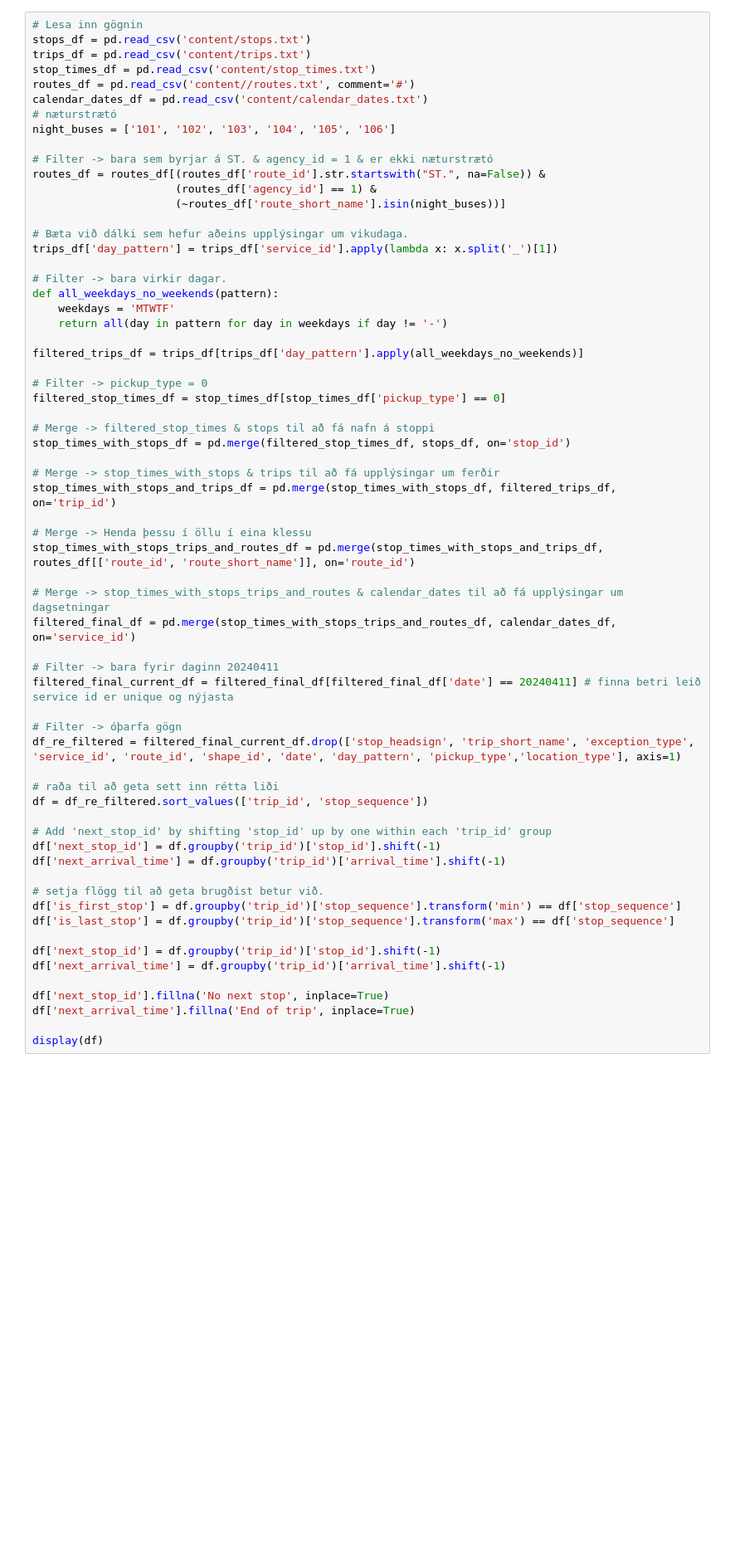
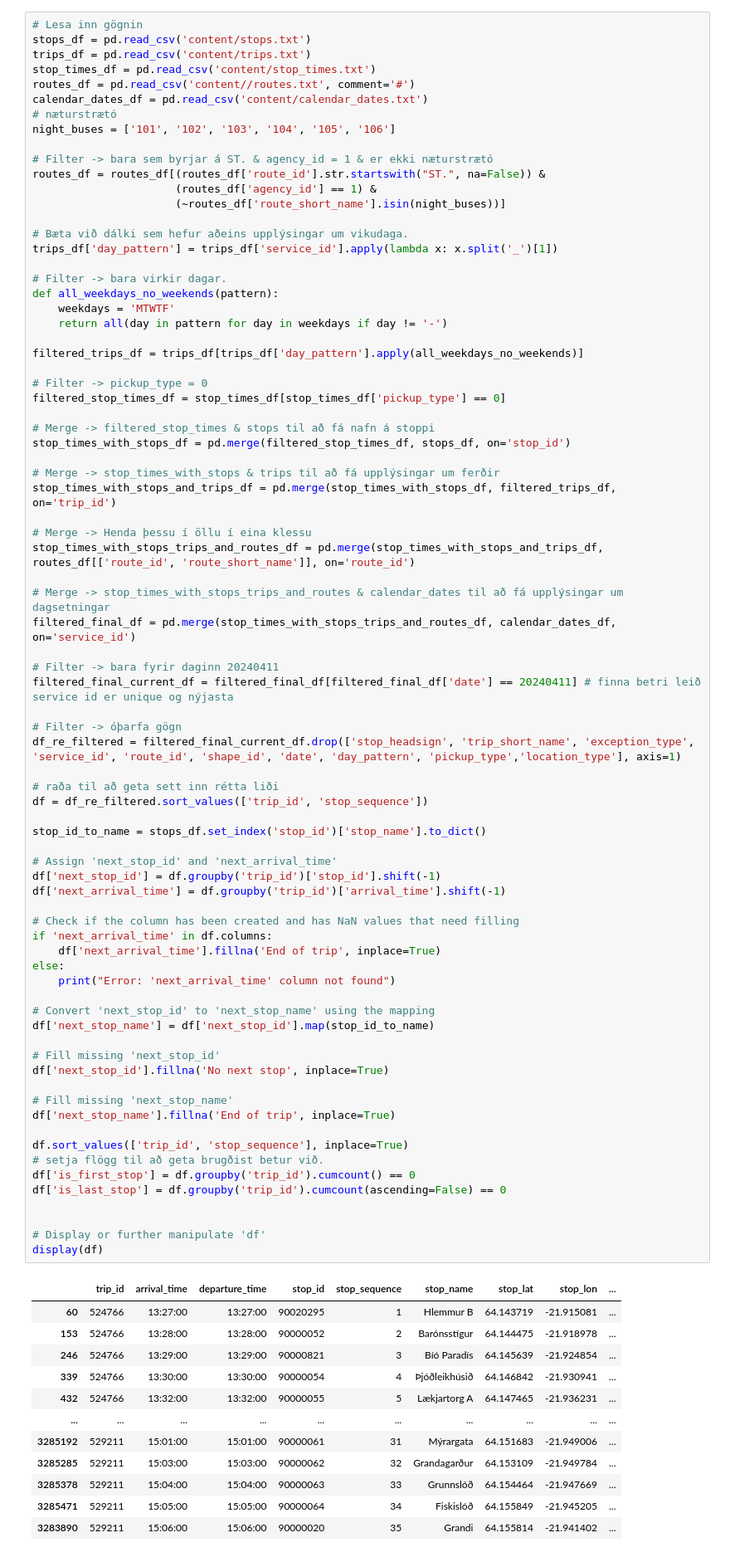
Before and after one commit to Arnaeiriks/lokaverkefni, a Jupyter notebook: lokaverkefni.ipynb, the cells around one changed output. Shown: that part at 83% size. Saved outputs shown, nothing was run; the diff lists cells and outputs as text; blank space fills up the shorter version.

```diff
--- a/lokaverkefni.ipynb
+++ b/lokaverkefni.ipynb
@@ -90,38 +90,64 @@ filtered_stop_times_df = stop_times_df[stop_times_df['pickup_type'] == 0]
 
 # Merge -> filtered_stop_times & stops til að fá nafn á stoppi
 stop_times_with_stops_df = pd.merge(filtered_stop_times_df, stops_df, on='stop_id')
 
 # Merge -> stop_times_with_stops & trips til að fá upplýsingar um ferðir
 stop_times_with_stops_and_trips_df = pd.merge(stop_times_with_stops_df, filtered_trips_df, on='trip_id')
 
 # Merge -> Henda þessu í öllu í eina klessu
 stop_times_with_stops_trips_and_routes_df = pd.merge(stop_times_with_stops_and_trips_df, routes_df[['route_id', 'route_short_name']], on='route_id')
 
 # Merge -> stop_times_with_stops_trips_and_routes & calendar_dates til að fá upplýsingar um dagsetningar
 filtered_final_df = pd.merge(stop_times_with_stops_trips_and_routes_df, calendar_dates_df, on='service_id')
 
 # Filter -> bara fyrir daginn 20240411
 filtered_final_current_df = filtered_final_df[filtered_final_df['date'] == 20240411] # finna betri leið service id er unique og nýjasta
 
 # Filter -> óþarfa gögn
 df_re_filtered = filtered_final_current_df.drop(['stop_headsign', 'trip_short_name', 'exception_type', 'service_id', 'route_id', 'shape_id', 'date', 'day_pattern', 'pickup_type','location_type'], axis=1)
 
 # raða til að geta sett inn rétta liði
 df = df_re_filtered.sort_values(['trip_id', 'stop_sequence'])
 
-# Add 'next_stop_id' by shifting 'stop_id' up by one within each 'trip_id' group
+stop_id_to_name = stops_df.set_index('stop_id')['stop_name'].to_dict()
+
+# Assign 'next_stop_id' and 'next_arrival_time'
 df['next_stop_id'] = df.groupby('trip_id')['stop_id'].shift(-1)
 df['next_arrival_time'] = df.groupby('trip_id')['arrival_time'].shift(-1)
 
+# Check if the column has been created and has NaN values that need filling
+if 'next_arrival_time' in df.columns:
+    df['next_arrival_time'].fillna('End of trip', inplace=True)
+else:
+    print("Error: 'next_arrival_time' column not found")
+
+# Convert 'next_stop_id' to 'next_stop_name' using the mapping
+df['next_stop_name'] = df['next_stop_id'].map(stop_id_to_name)
+
+# Fill missing 'next_stop_id'
+df['next_stop_id'].fillna('No next stop', inplace=True)
+
+# Fill missing 'next_stop_name'
+df['next_stop_name'].fillna('End of trip', inplace=True)
+
+df.sort_values(['trip_id', 'stop_sequence'], inplace=True)
 # setja flögg til að geta brugðist betur við.
-df['is_first_stop'] = df.groupby('trip_id')['stop_sequence'].transform('min') == df['stop_sequence']
-df['is_last_stop'] = df.groupby('trip_id')['stop_sequence'].transform('max') == df['stop_sequence']
+df['is_first_stop'] = df.groupby('trip_id').cumcount() == 0
+df['is_last_stop'] = df.groupby('trip_id').cumcount(ascending=False) == 0
 
-df['next_stop_id'] = df.groupby('trip_id')['stop_id'].shift(-1)
-df['next_arrival_time'] = df.groupby('trip_id')['arrival_time'].shift(-1)
 
-df['next_stop_id'].fillna('No next stop', inplace=True)
-df['next_arrival_time'].fillna('End of trip', inplace=True)
-
+# Display or further manipulate 'df'
 display(df)
 # %% [output]
+|  | trip_id | arrival_time | departure_time | stop_id | stop_sequence | stop_name | stop_lat | stop_lon | ... |
+| 60 | 524766 | 13:27:00 | 13:27:00 | 90020295 | 1 | Hlemmur B | 64.143719 | -21.915081 | ... |
+| 153 | 524766 | 13:28:00 | 13:28:00 | 90000052 | 2 | Barónsstígur | 64.144475 | -21.918978 | ... |
+| 246 | 524766 | 13:29:00 | 13:29:00 | 90000821 | 3 | Bíó Paradís | 64.145639 | -21.924854 | ... |
+| 339 | 524766 | 13:30:00 | 13:30:00 | 90000054 | 4 | Þjóðleikhúsið | 64.146842 | -21.930941 | ... |
+| 432 | 524766 | 13:32:00 | 13:32:00 | 90000055 | 5 | Lækjartorg A | 64.147465 | -21.936231 | ... |
+| ... | ... | ... | ... | ... | ... | ... | ... | ... | ... |
+| 3285192 | 529211 | 15:01:00 | 15:01:00 | 90000061 | 31 | Mýrargata | 64.151683 | -21.949006 | ... |
+| 3285285 | 529211 | 15:03:00 | 15:03:00 | 90000062 | 32 | Grandagarður | 64.153109 | -21.949784 | ... |
+| 3285378 | 529211 | 15:04:00 | 15:04:00 | 90000063 | 33 | Grunnslóð | 64.154464 | -21.947669 | ... |
+| 3285471 | 529211 | 15:05:00 | 15:05:00 | 90000064 | 34 | Fiskislóð | 64.155849 | -21.945205 | ... |
+| 3283890 | 529211 | 15:06:00 | 15:06:00 | 90000020 | 35 | Grandi | 64.155814 | -21.941402 | ... |
```
Also changed, not shown: parts of 5 cells of this notebook.
